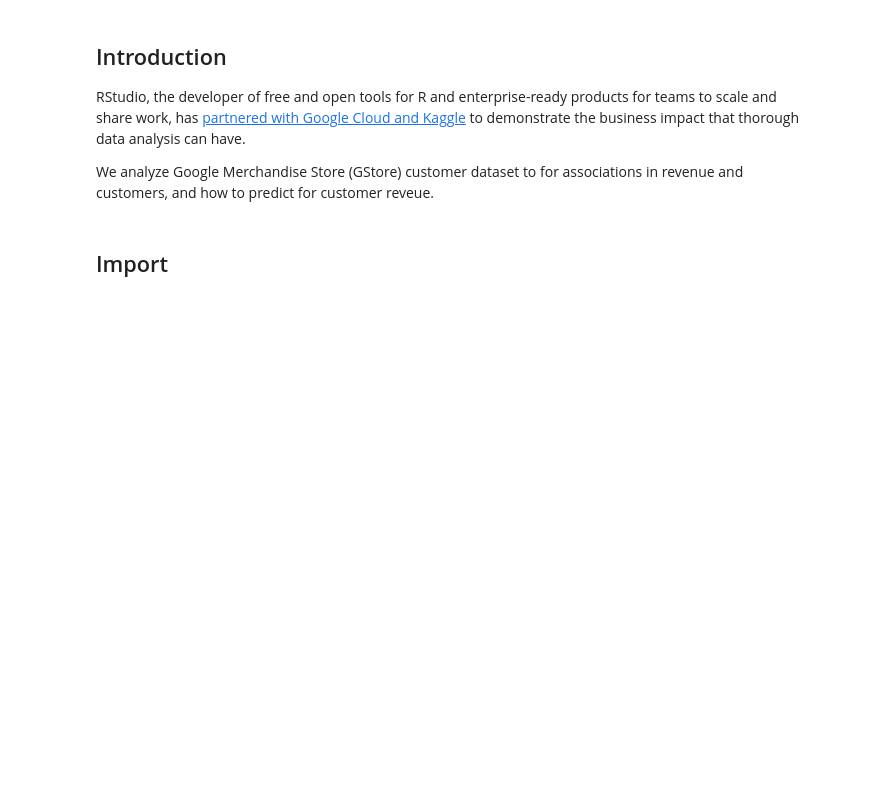
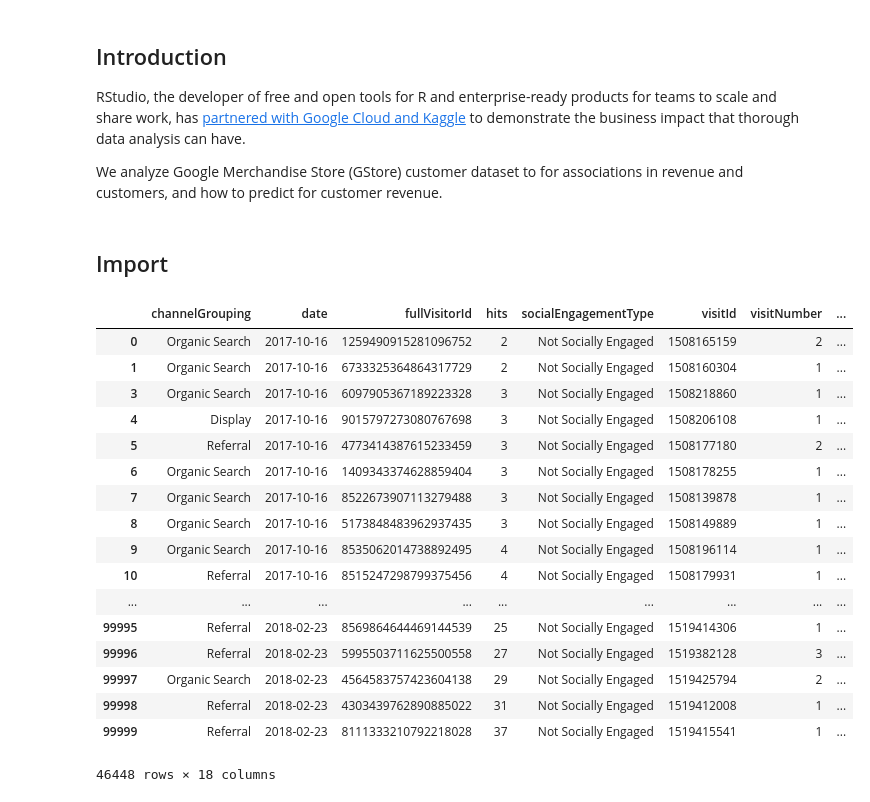
Before and after one commit to CloudChaoszero/Google-Analytics-And-Customer-Insights, a Jupyter notebook: Analytics/GA-Analytics.ipynb, the cells around one changed output. Cells and saved outputs as stored; diff of their text form; code cells hidden in the pictures; blank space fills up the shorter version.

```diff
--- a/Analytics/GA-Analytics.ipynb
+++ b/Analytics/GA-Analytics.ipynb
@@ -10,7 +10,7 @@ by [Raul Maldonado](https://www.linkedin.com/in/raulm8/)
 
 RStudio, the developer of free and open tools for R and enterprise-ready products for teams to scale and share work, has [partnered with Google Cloud and Kaggle](https://www.kaggle.com/c/ga-customer-revenue-prediction) to demonstrate the business impact that thorough data analysis can have.
 
-We analyze Google Merchandise Store (GStore) customer dataset to for associations in revenue and customers, and how to predict for customer reveue.
+We analyze Google Merchandise Store (GStore) customer dataset to for associations in revenue and customers, and how to predict for customer revenue.
 # %% [markdown]
 ## Import
 # %%
@@ -24,3 +24,25 @@ import pandas as pd
 parse_dates = ['date']
 ga_trainDf = pd.read_csv('../Resources/Data/PreparedData/ga_analytics_filtered_dataset.csv',\
                          parse_dates=parse_dates)
+# %%
+# ga_trainDf[ga_trainDf.fullVisitorId ==1957458976293878100]
+ga_trainDf[ga_trainDf.estimatedCartTotal > 0]
+# %% [output]
+|  | channelGrouping | date | fullVisitorId | hits | socialEngagementType | visitId | visitNumber | ... |
+| 0 | Organic Search | 2017-10-16 | 1259490915281096752 | 2 | Not Socially Engaged | 1508165159 | 2 | ... |
+| 1 | Organic Search | 2017-10-16 | 6733325364864317729 | 2 | Not Socially Engaged | 1508160304 | 1 | ... |
+| 3 | Organic Search | 2017-10-16 | 6097905367189223328 | 3 | Not Socially Engaged | 1508218860 | 1 | ... |
+| 4 | Display | 2017-10-16 | 9015797273080767698 | 3 | Not Socially Engaged | 1508206108 | 1 | ... |
+| 5 | Referral | 2017-10-16 | 4773414387615233459 | 3 | Not Socially Engaged | 1508177180 | 2 | ... |
+| 6 | Organic Search | 2017-10-16 | 1409343374628859404 | 3 | Not Socially Engaged | 1508178255 | 1 | ... |
+| 7 | Organic Search | 2017-10-16 | 8522673907113279488 | 3 | Not Socially Engaged | 1508139878 | 1 | ... |
+| 8 | Organic Search | 2017-10-16 | 5173848483962937435 | 3 | Not Socially Engaged | 1508149889 | 1 | ... |
+| 9 | Organic Search | 2017-10-16 | 8535062014738892495 | 4 | Not Socially Engaged | 1508196114 | 1 | ... |
+| 10 | Referral | 2017-10-16 | 8515247298799375456 | 4 | Not Socially Engaged | 1508179931 | 1 | ... |
+| ... | ... | ... | ... | ... | ... | ... | ... | ... |
+| 99995 | Referral | 2018-02-23 | 8569864644469144539 | 25 | Not Socially Engaged | 1519414306 | 1 | ... |
+| 99996 | Referral | 2018-02-23 | 5995503711625500558 | 27 | Not Socially Engaged | 1519382128 | 3 | ... |
+| 99997 | Organic Search | 2018-02-23 | 4564583757423604138 | 29 | Not Socially Engaged | 1519425794 | 2 | ... |
+| 99998 | Referral | 2018-02-23 | 4303439762890885022 | 31 | Not Socially Engaged | 1519412008 | 1 | ... |
+| 99999 | Referral | 2018-02-23 | 8111333210792218028 | 37 | Not Socially Engaged | 1519415541 | 1 | ... |
+46448 rows × 18 columns
```
Also changed, not shown: parts of 8 cells of this notebook.
